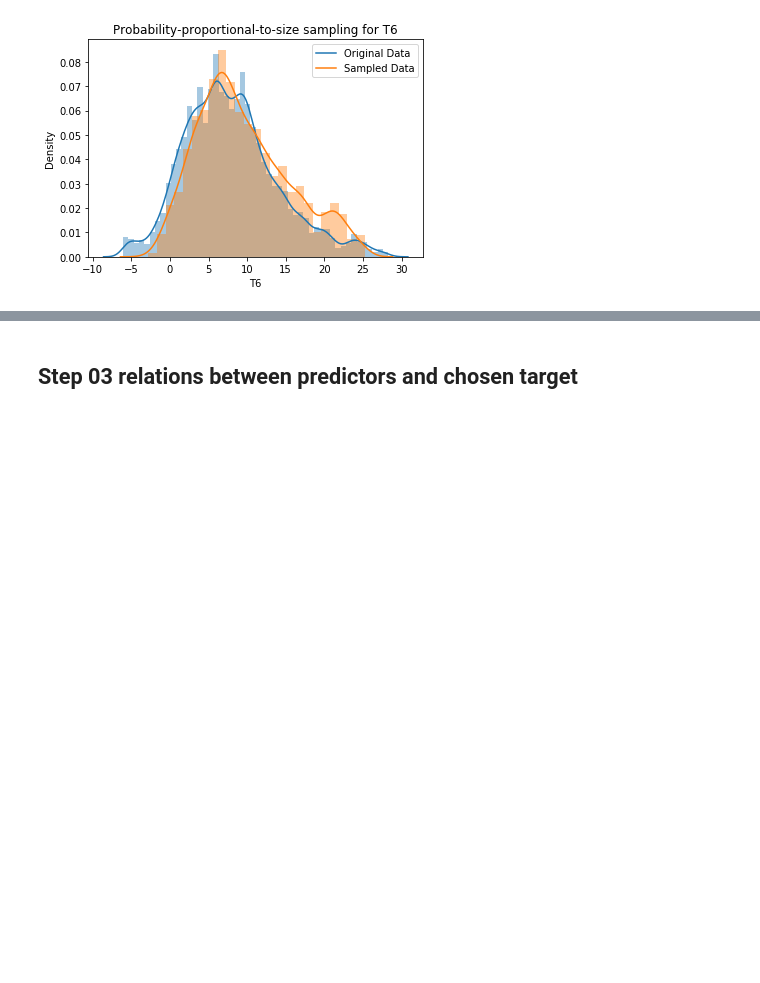
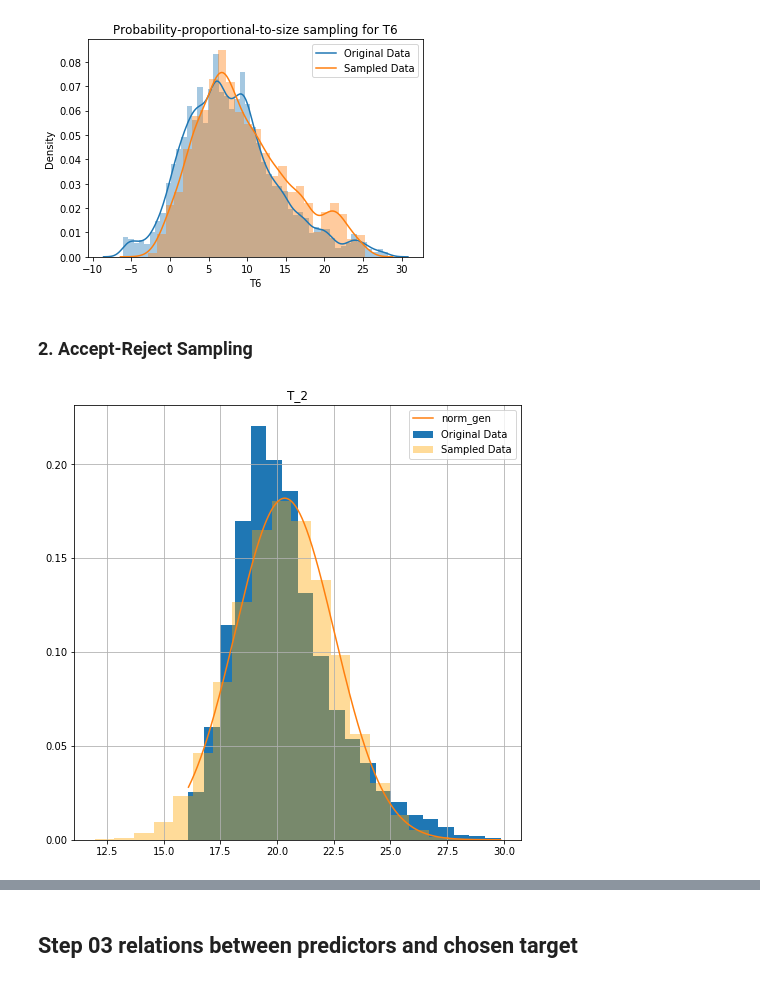
Before and after one commit to Nemat-Allah-Aloush/Multivariate_Data_Analysis, a Jupyter notebook: lab_03.ipynb, the cells around one changed output, grey strips where cells are left out. Drawn from its saved outputs; the diff is of its cells as text; code cells hidden in the pictures; blank space fills up the shorter version.

```diff
--- a/lab_03.ipynb
+++ b/lab_03.ipynb
@@ -115,3 +114,33 @@ plt.legend(['Original Data', 'Sampled Data'])
 # %% [output]
 <matplotlib.legend.Legend at 0x...>
 [figure]
+# %% [markdown]
+### 2. Accept-Reject Sampling
+# %%
+def accept_reject_sampling (data, distribution,col_name):
+    # plotting the original data
+    plt.figure(figsize=(8,8))
+    min_value, max_value = data.min(), data.max()
+    x = np.linspace(min_value, max_value, len(data))
+    data.hist(density=True,stacked=True,bins=20, label='Original Data')
+    # fitting the data to the corresponding distribution function
+    MLE_params = distribution.fit(data)
+    values = distribution.pdf(x,*MLE_params)
+    plt.plot(x,values,label=distribution.__class__.__name__)
+    # generating samples
+    N = 1000000
+    S = 10
+    samples = np.random.normal(data.mean(), data.std(), size=(N,))
+    # calculating the acceptance ration
+    accept = distribution.pdf(samples,*MLE_params) / (S*norm.pdf(samples,data.mean(), data.std()) + 1e-3)
+    # choose only the accepted samples
+    mask = np.random.random(size=(N,)) < accept
+    samples = samples[mask]
+    # plotting the samppled data
+    plt.hist(samples, bins=20, density=True,alpha=0.4, color='orange', label='Sampled Data')
+    plt.title(col_name)
+    plt.legend()
+# %%
+accept_reject_sampling (df_sample_colomn_energydata['T2'], norm,'T_2')
+# %% [output]
+[figure, added]
```
Also changed, not shown: parts of 4 cells of this notebook.
